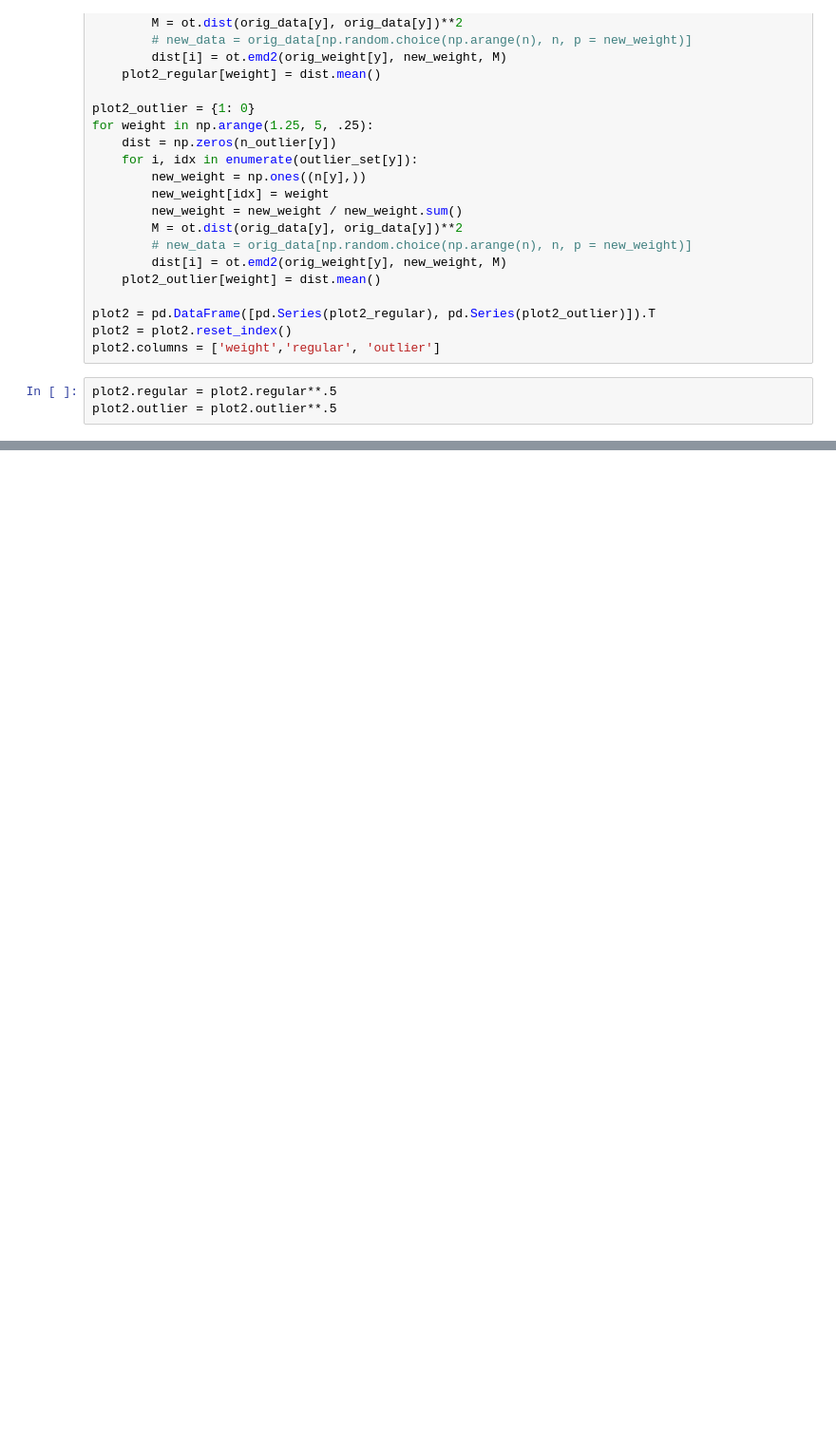
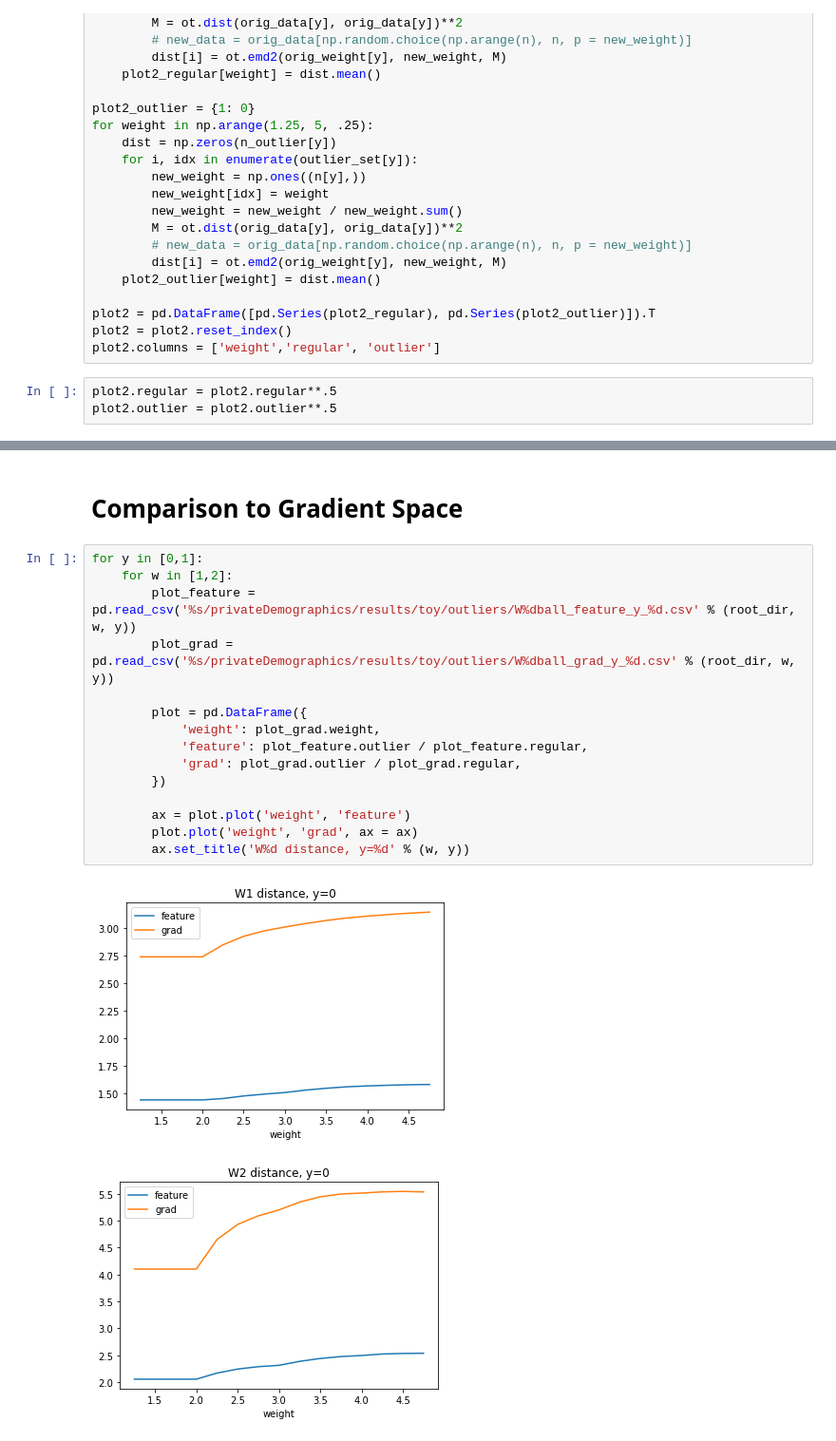
Before and after one commit to yzeng58/private_demographics, a Jupyter notebook: experiments/wasserstein_distance_feature_space.ipynb, the cells around one changed output, grey strips where cells are left out. Shown: that part at 95% size. Cells and saved outputs as stored; diff of their text form; blank space fills up the shorter version.

```diff
--- a/experiments/wasserstein_distance_feature_space.ipynb
+++ b/experiments/wasserstein_distance_feature_space.ipynb
@@ -216,3 +220,23 @@ ax.set_ylabel('2-Wasserstein Distance')
 # %% [output]
 Text(0, 0.5, '2-Wasserstein Distance')
 [figure]
+# %% [markdown]
+# Comparison to Gradient Space
+# %%
+for y in [0,1]:
+    for w in [1,2]:
+        plot_feature = pd.read_csv('%s/privateDemographics/results/toy/outliers/W%dball_feature_y_%d.csv' % (root_dir, w, y))
+        plot_grad = pd.read_csv('%s/privateDemographics/results/toy/outliers/W%dball_grad_y_%d.csv' % (root_dir, w, y))
+
+        plot = pd.DataFrame({
+            'weight': plot_grad.weight,
+            'feature': plot_feature.outlier / plot_feature.regular,
+            'grad': plot_grad.outlier / plot_grad.regular,
+        })
+
+        ax = plot.plot('weight', 'feature')
+        plot.plot('weight', 'grad', ax = ax)
+        ax.set_title('W%d distance, y=%d' % (w, y))
+# %% [output]
+[figure, added]
+[figure, added]
```
Also changed, not shown: parts of 5 cells of this notebook, 6 other files.
